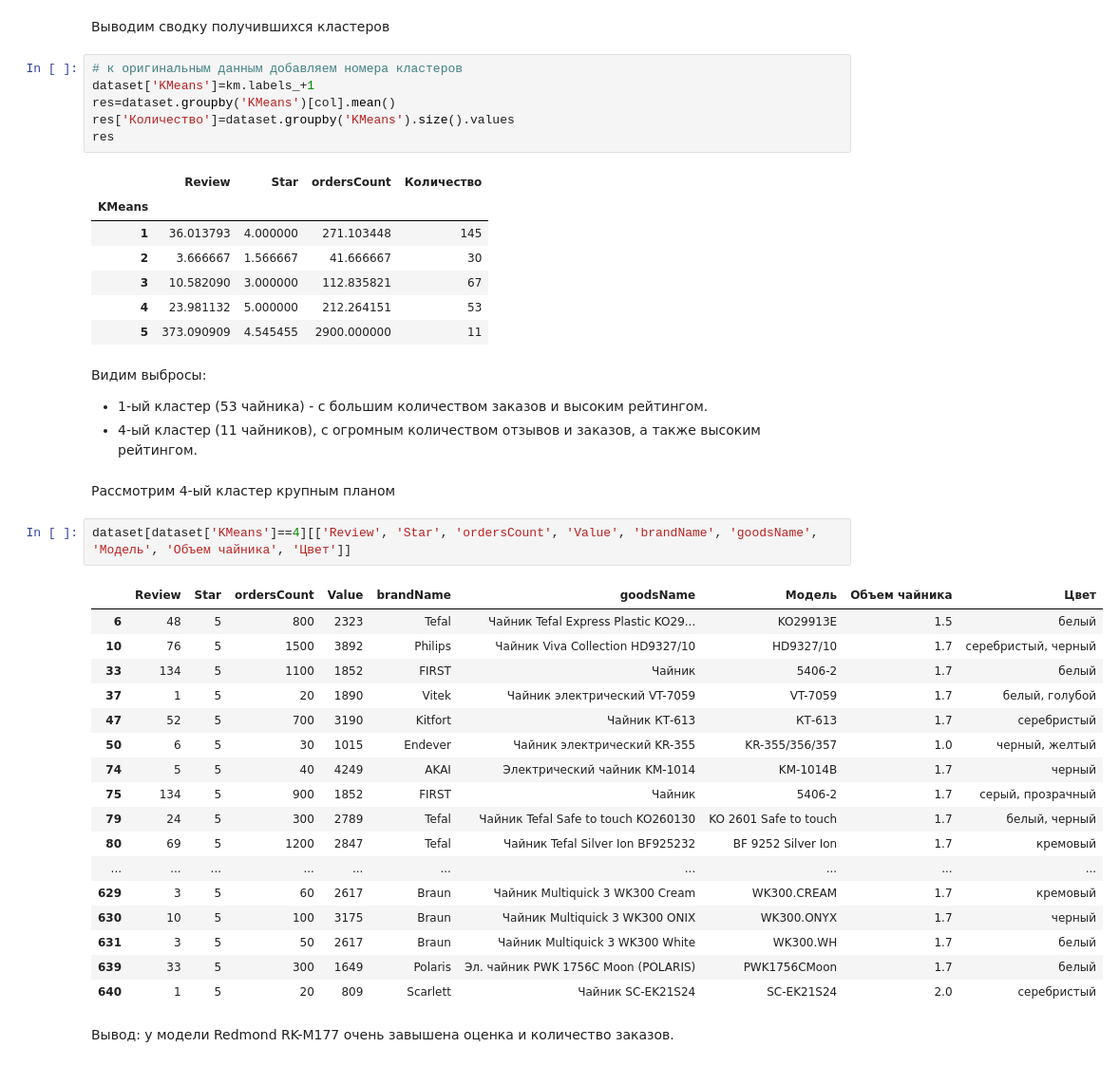
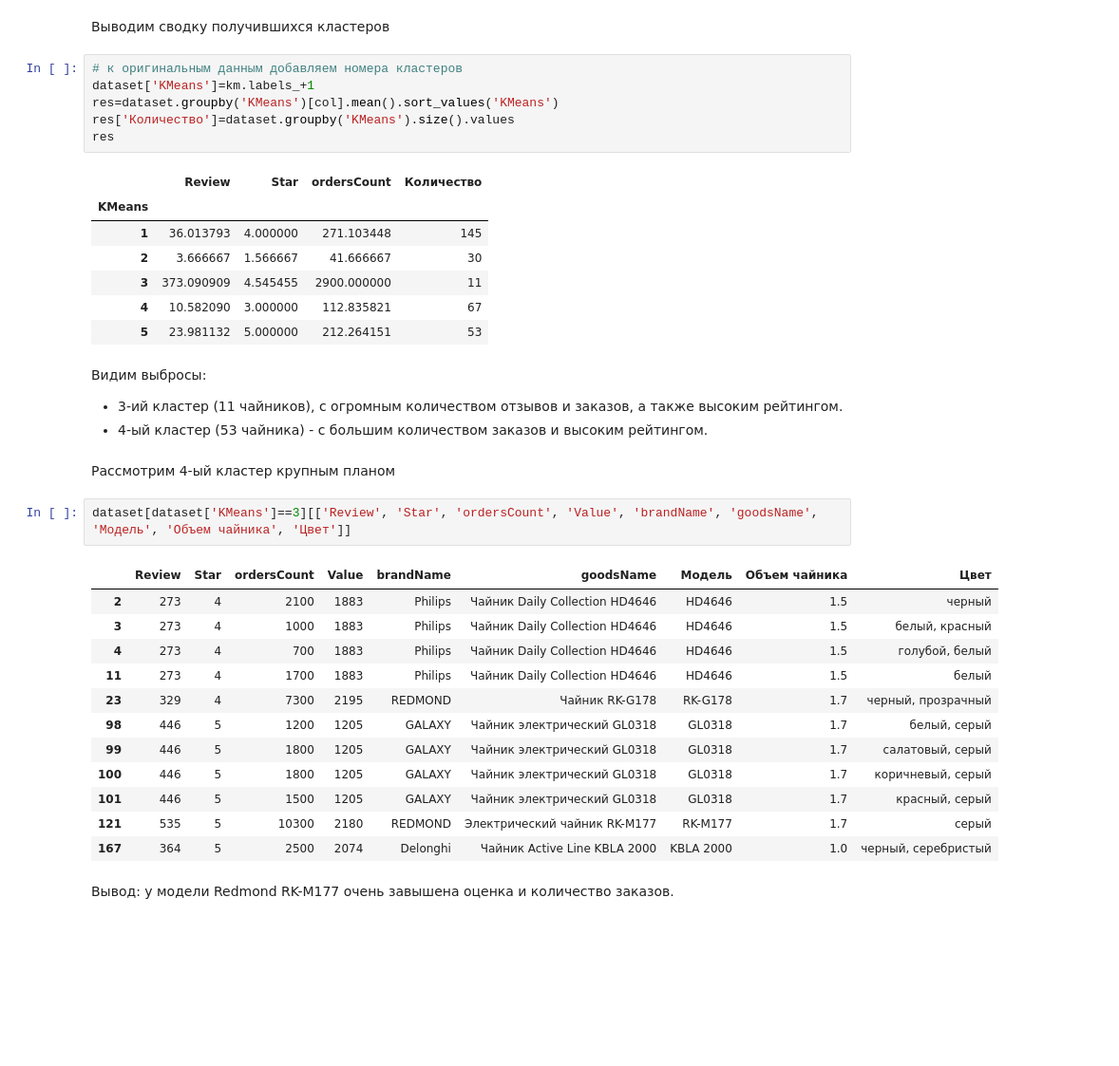
Before and after one commit to MaratElagin/ITIS.DataMining, a Jupyter notebook: KMeansClustering.ipynb, the cells around one changed output. Shown: that part at 95% size. Saved outputs shown, nothing was run; the diff lists cells and outputs as text; blank space fills up the shorter version.

```diff
--- a/KMeansClustering.ipynb
+++ b/KMeansClustering.ipynb
@@ -102,7 +102,7 @@ plt.show()
 # %%
 # к оригинальным данным добавляем номера кластеров
 dataset['KMeans']=km.labels_+1
-res=dataset.groupby('KMeans')[col].mean()
+res=dataset.groupby('KMeans')[col].mean().sort_values('KMeans')
 res['Количество']=dataset.groupby('KMeans').size().values
 res
 # %% [output]
@@ -110,34 +110,29 @@ res
 | KMeans |  |  |  |  |
 | 1 | 36.013793 | 4.000000 | 271.103448 | 145 |
 | 2 | 3.666667 | 1.566667 | 41.666667 | 30 |
-| 3 | 10.582090 | 3.000000 | 112.835821 | 67 |
-| 4 | 23.981132 | 5.000000 | 212.264151 | 53 |
-| 5 | 373.090909 | 4.545455 | 2900.000000 | 11 |
+| 3 | 373.090909 | 4.545455 | 2900.000000 | 11 |
+| 4 | 10.582090 | 3.000000 | 112.835821 | 67 |
+| 5 | 23.981132 | 5.000000 | 212.264151 | 53 |
 # %% [markdown]
 Видим выбросы:
-* 1-ый кластер (53 чайника) - с большим количеством заказов и высоким рейтингом.
-* 4-ый кластер (11 чайников), с огромным количеством отзывов и заказов, а также высоким рейтингом.
+* 3-ий кластер (11 чайников), с огромным количеством отзывов и заказов, а также высоким рейтингом.
+* 4-ый кластер (53 чайника) - с большим количеством заказов и высоким рейтингом.
 # %% [markdown]
 Рассмотрим 4-ый кластер крупным планом
 # %%
-dataset[dataset['KMeans']==4][['Review', 'Star', 'ordersCount', 'Value', 'brandName', 'goodsName', 'Модель', 'Объем чайника', 'Цвет']]
+dataset[dataset['KMeans']==3][['Review', 'Star', 'ordersCount', 'Value', 'brandName', 'goodsName', 'Модель', 'Объем чайника', 'Цвет']]
 # %% [output]
 |  | Review | Star | ordersCount | Value | brandName | goodsName | Модель | Объем чайника | Цвет |
-| 6 | 48 | 5 | 800 | 2323 | Tefal | Чайник Tefal Express Plastic KO29... | KO29913E | 1.5 | белый |
-| 10 | 76 | 5 | 1500 | 3892 | Philips | Чайник Viva Collection HD9327/10 | HD9327/10 | 1.7 | серебристый, черный |
-| 33 | 134 | 5 | 1100 | 1852 | FIRST | Чайник | 5406-2 | 1.7 | белый |
-| 37 | 1 | 5 | 20 | 1890 | Vitek | Чайник электрический VT-7059 | VT-7059 | 1.7 | белый, голубой |
-| 47 | 52 | 5 | 700 | 3190 | Kitfort | Чайник КТ-613 | КТ-613 | 1.7 | серебристый |
-| 50 | 6 | 5 | 30 | 1015 | Endever | Чайник электрический KR-355 | KR-355/356/357 | 1.0 | черный, желтый |
-| 74 | 5 | 5 | 40 | 4249 | AKAI | Электрический чайник KM-1014 | KM-1014B | 1.7 | черный |
-| 75 | 134 | 5 | 900 | 1852 | FIRST | Чайник | 5406-2 | 1.7 | серый, прозрачный |
-| 79 | 24 | 5 | 300 | 2789 | Tefal | Чайник Tefal Safe to touch KO260130 | KO 2601 Safe to touch | 1.7 | белый, черный |
-| 80 | 69 | 5 | 1200 | 2847 | Tefal | Чайник Tefal Silver Ion BF925232 | BF 9252 Silver Ion | 1.7 | кремовый |
-| ... | ... | ... | ... | ... | ... | ... | ... | ... | ... |
-| 629 | 3 | 5 | 60 | 2617 | Braun | Чайник Multiquick 3 WK300 Cream | WK300.CREAM | 1.7 | кремовый |
-| 630 | 10 | 5 | 100 | 3175 | Braun | Чайник Multiquick 3 WK300 ONIX | WK300.ONYX | 1.7 | черный |
-| 631 | 3 | 5 | 50 | 2617 | Braun | Чайник Multiquick 3 WK300 White | WK300.WH | 1.7 | белый |
-| 639 | 33 | 5 | 300 | 1649 | Polaris | Эл. чайник PWK 1756С Moon (POLARIS) | PWK1756СMoon | 1.7 | белый |
-| 640 | 1 | 5 | 20 | 809 | Scarlett | Чайник SC-EK21S24 | SC-EK21S24 | 2.0 | серебристый |
+| 2 | 273 | 4 | 2100 | 1883 | Philips | Чайник Daily Collection HD4646 | HD4646 | 1.5 | черный |
+| 3 | 273 | 4 | 1000 | 1883 | Philips | Чайник Daily Collection HD4646 | HD4646 | 1.5 | белый, красный |
+| 4 | 273 | 4 | 700 | 1883 | Philips | Чайник Daily Collection HD4646 | HD4646 | 1.5 | голубой, белый |
+| 11 | 273 | 4 | 1700 | 1883 | Philips | Чайник Daily Collection HD4646 | HD4646 | 1.5 | белый |
+| 23 | 329 | 4 | 7300 | 2195 | REDMOND | Чайник RK-G178 | RK-G178 | 1.7 | черный, прозрачный |
+| 98 | 446 | 5 | 1200 | 1205 | GALAXY | Чайник электрический GL0318 | GL0318 | 1.7 | белый, серый |
+| 99 | 446 | 5 | 1800 | 1205 | GALAXY | Чайник электрический GL0318 | GL0318 | 1.7 | салатовый, серый |
+| 100 | 446 | 5 | 1800 | 1205 | GALAXY | Чайник электрический GL0318 | GL0318 | 1.7 | коричневый, серый |
+| 101 | 446 | 5 | 1500 | 1205 | GALAXY | Чайник электрический GL0318 | GL0318 | 1.7 | красный, серый |
+| 121 | 535 | 5 | 10300 | 2180 | REDMOND | Электрический чайник RK-M177 | RK-M177 | 1.7 | серый |
+| 167 | 364 | 5 | 2500 | 2074 | Delonghi | Чайник Active Line KBLA 2000 | KBLA 2000 | 1.0 | черный, серебристый |
 # %% [markdown]
 Вывод: у модели Redmond RK-M177 очень завышена оценка и количество заказов.
```
Also changed, not shown: parts of 1 cell of this notebook.
